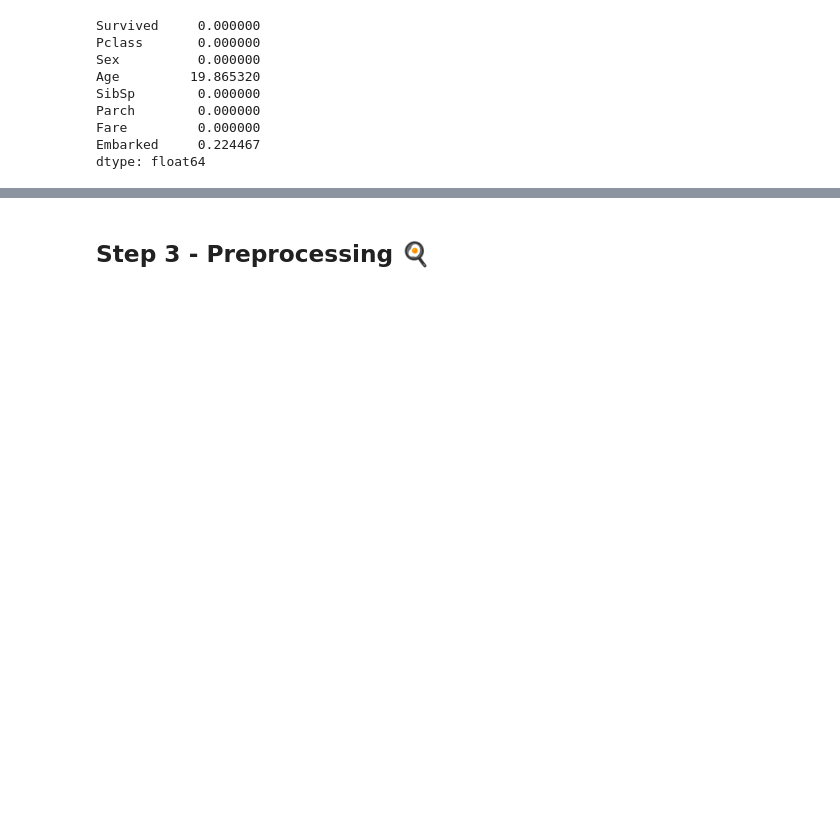
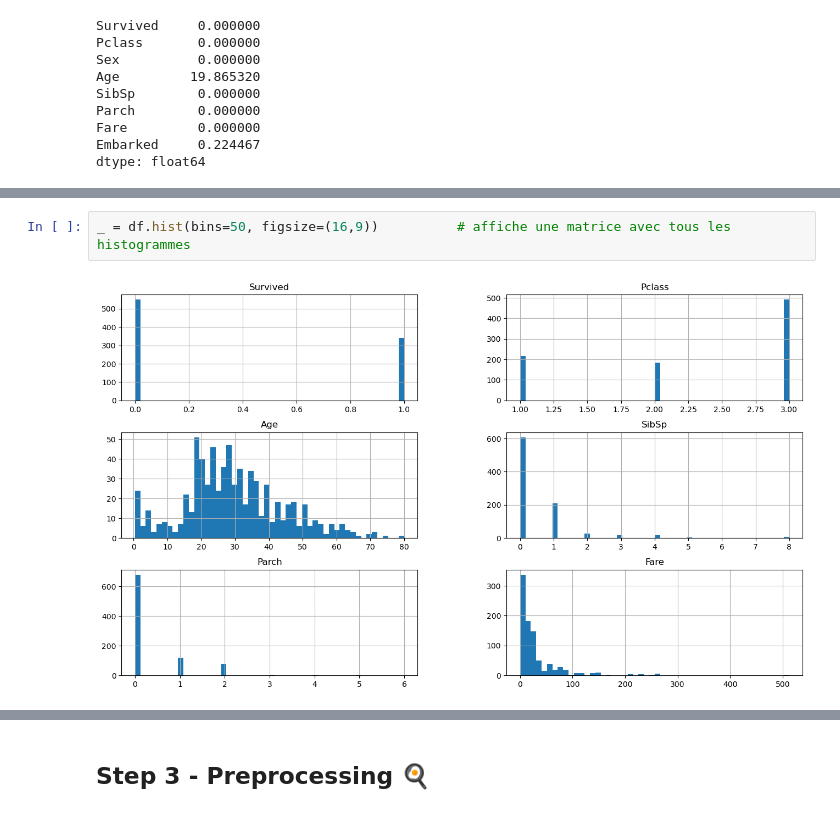
Before and after one commit to 40tude/Data_Essentials_Stage_Oct_2023, a Jupyter notebook: 04-ML-J2/Exo-01.ipynb, the cells around one changed output, grey strips where cells are left out. Cells and saved outputs as stored; diff of their text form; blank space fills up the shorter version.

```diff
--- a/04-ML-J2/Exo-01.ipynb
+++ b/04-ML-J2/Exo-01.ipynb
@@ -187,0 +208,4 @@ dtype: float64
+# %%
+_ = df.hist(bins=50, figsize=(16,9))          # affiche une matrice avec tous les histogrammes
+# %% [output]
+[figure, added]
```
Also changed, not shown: parts of 18 cells of this notebook, 6 other files.
